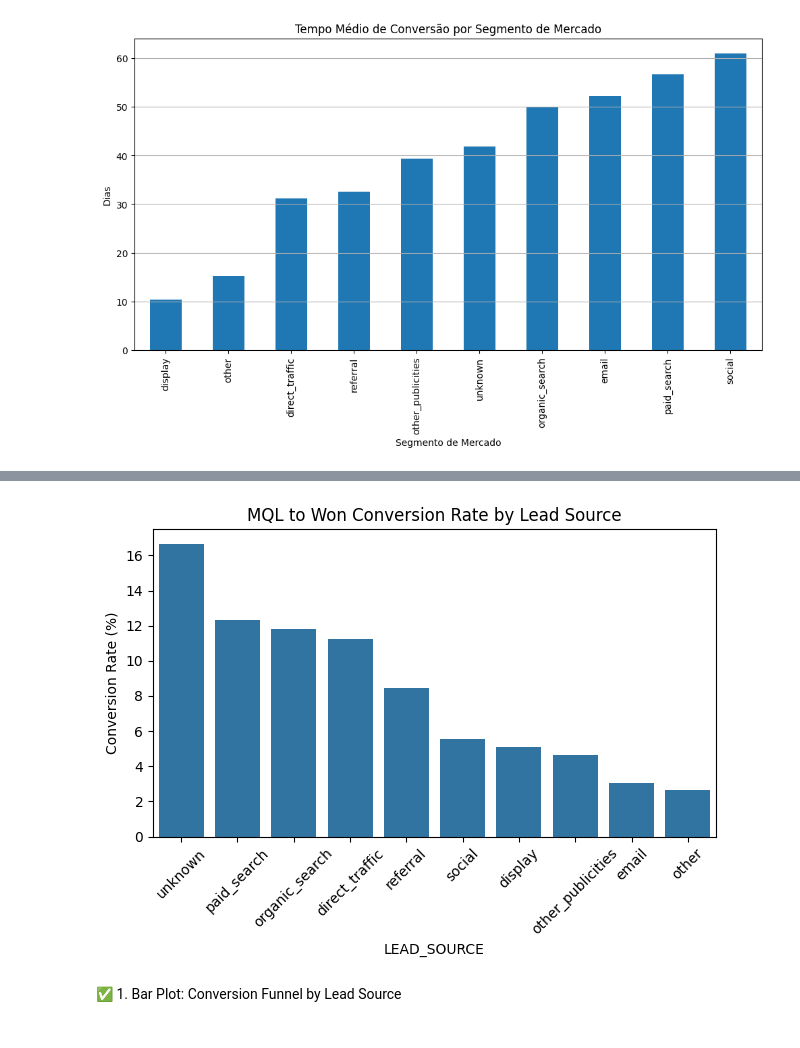
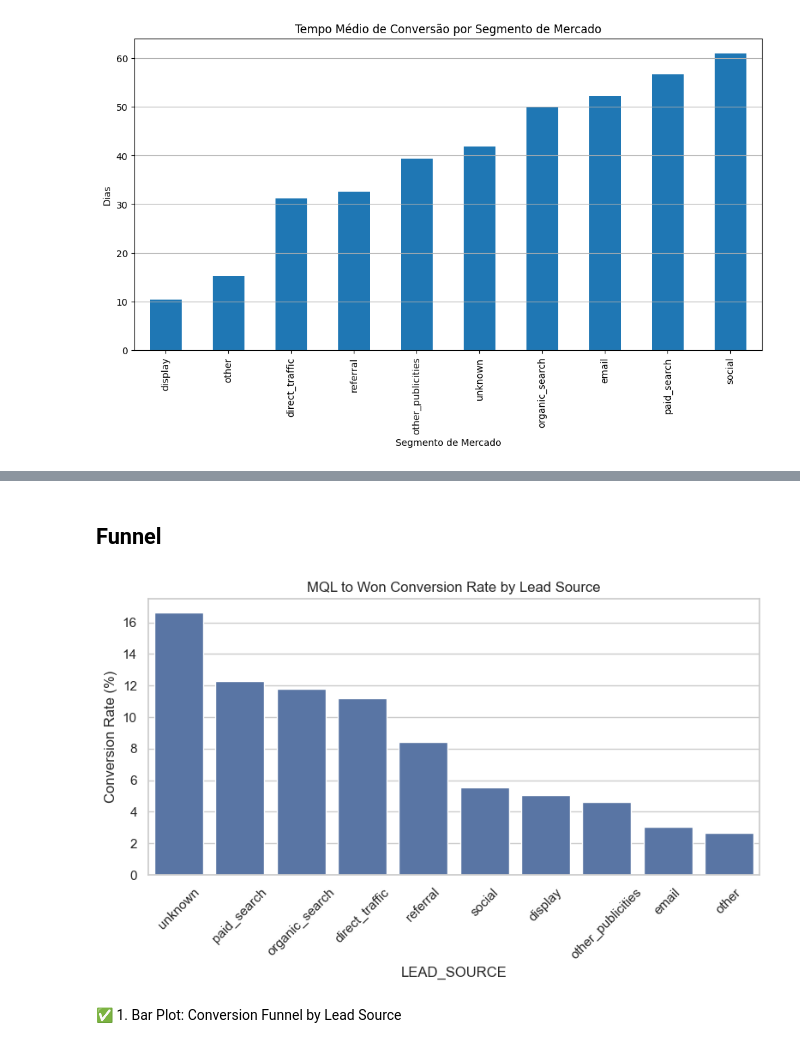
Before and after one commit to AnguieGarciaB/Cobre, a Jupyter notebook: notebooks/insights.ipynb, the cells around one changed output, grey strips where cells are left out. Drawn from its saved outputs; the diff is of its cells as text; code cells hidden in the pictures.

Commit message:
read me datamodeling and funnel

```diff
--- a/notebooks/insights.ipynb
+++ b/notebooks/insights.ipynb
@@ -166,0 +173,2 @@ shape: (10, 7)
+# %% [markdown]
+## Funnel
@@ -167,15 +262,17 @@ shape: (10, 7)
 # %%
 import seaborn as sns
 import matplotlib.pyplot as plt
+
+plt.figure(figsize=(8, 5))
 
 sns.barplot(data=df_conversion_rates, x='LEAD_SOURCE', y='MQL_TO_WON_RATE')
 plt.title('MQL to Won Conversion Rate by Lead Source')
 plt.ylabel('Conversion Rate (%)')
 plt.xticks(rotation=45)
 plt.tight_layout()
 plt.show()
 # %% [output]
-[figure, old version]
+[figure, new version]
 # %% [markdown]
 ✅ 1. Bar Plot: Conversion Funnel by Lead Source
 # %%
```
Also changed, not shown: parts of 24 cells of this notebook, 15 other files.
